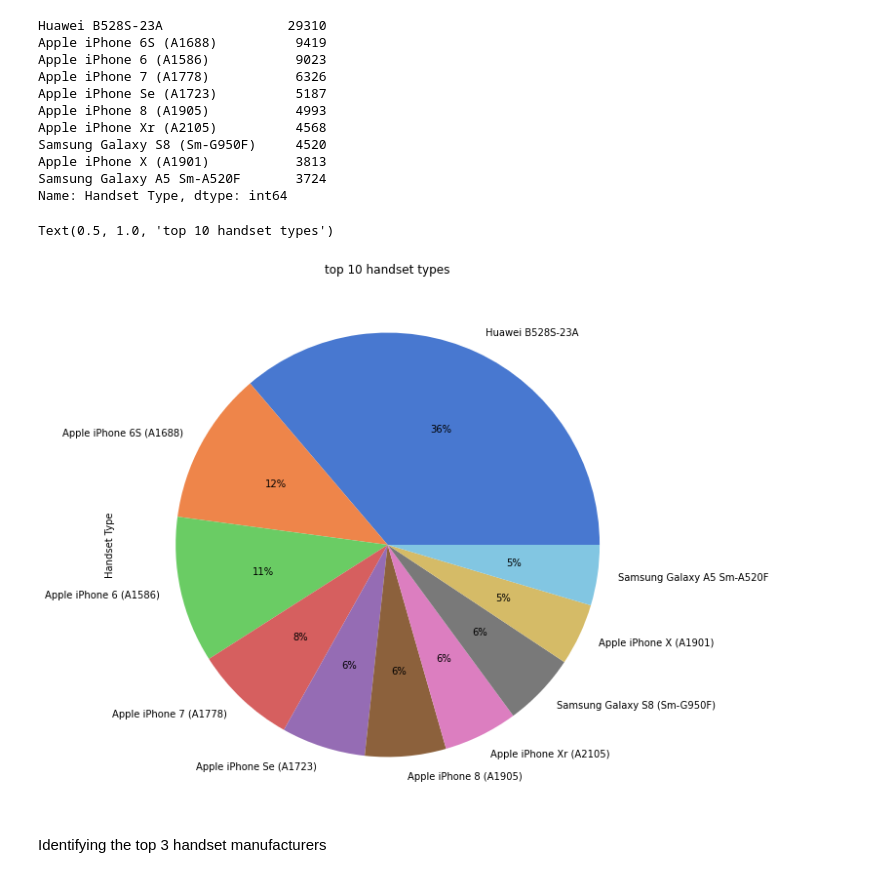
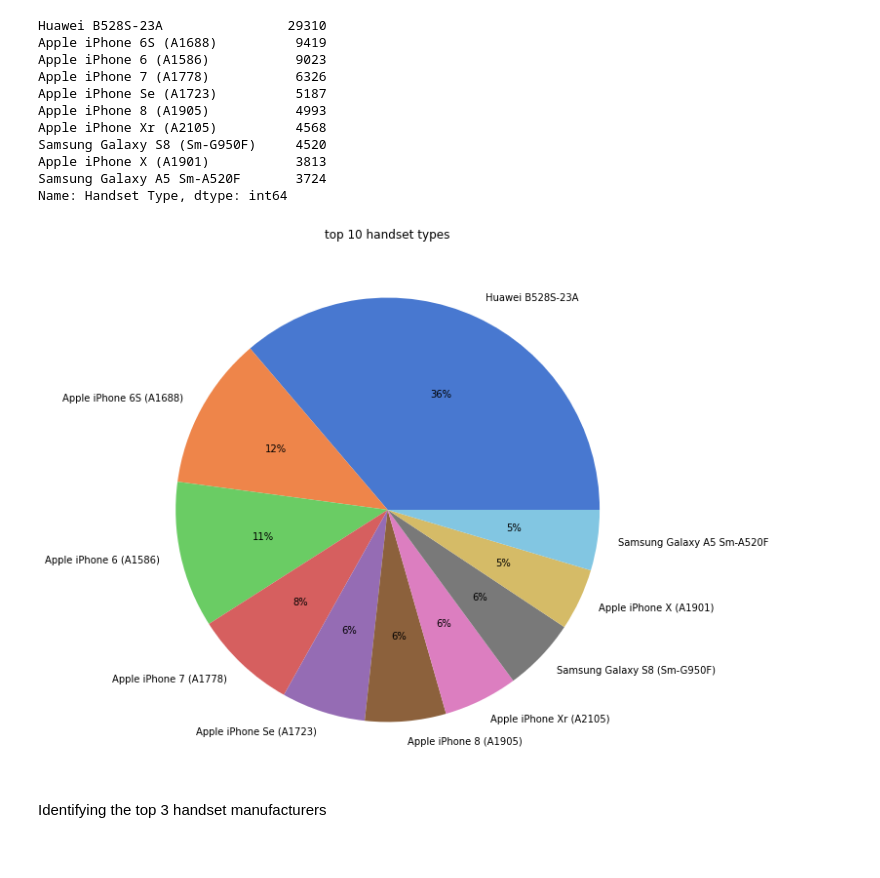
Before and after one commit to Fisseha-Estifanos/Telecom, a Jupyter notebook: notebooks/user_overview_analysis_1.1.ipynb, the cells around one changed output. Cells and saved outputs as stored; diff of their text form; code cells hidden in the pictures.

Commit message:
visualization refactored from notebook to own script file

```diff
--- a/notebooks/user_overview_analysis_1.1.ipynb
+++ b/notebooks/user_overview_analysis_1.1.ipynb
@@ -59,16 +59,11 @@ Samsung Galaxy S8 (Sm-G950F)     4520
 Apple iPhone X (A1901)           3813
 Samsung Galaxy A5 Sm-A520F       3724
 Name: Handset Type, dtype: int64
-# %%
-# Generate plot on top 10 handsets
-fig = plt.figure(figsize = (10,10))
-last_num = len(top10handsets.values)
-colors = sns.color_palette('muted')[0:last_num]
-top10handsets.plot.pie(grid=True, colors=colors, autopct='%.000f%%')
-plt.title('top 10 handset types')
-# %% [output]
-Text(0.5, 1.0, 'top 10 handset types')
-[figure, removed]
+# %%
+# Generate plot on top 10 handsets
+visualizer.plot_pie(df= df, column='Handset Type', title='top 10 handset types')
+# %% [output]
+[figure, added]
 # %% [markdown]
 Identifying the top 3 handset manufacturers
 # %%
```
Also changed, not shown: parts of 7 cells of this notebook.
